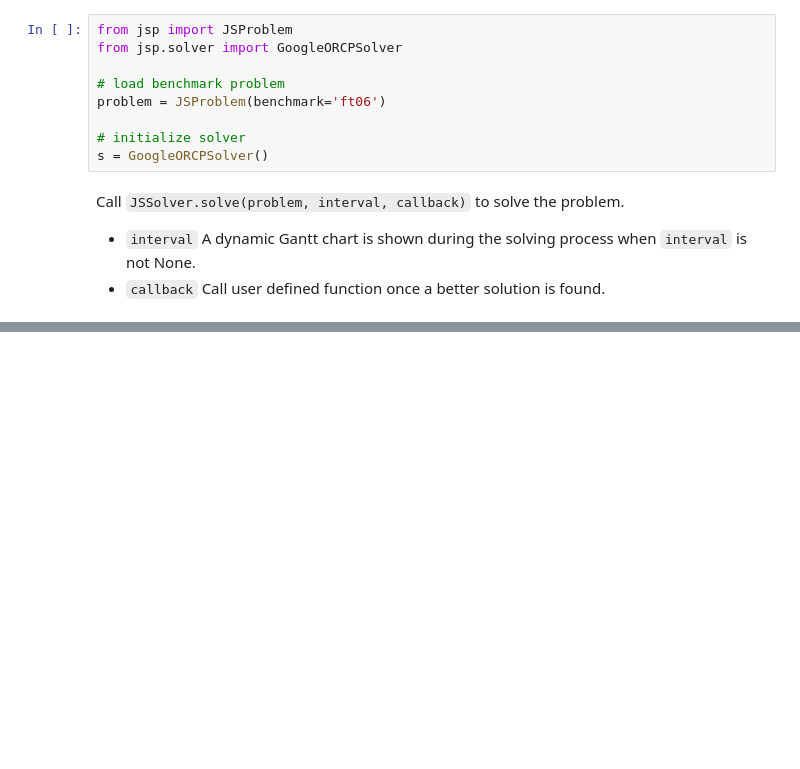
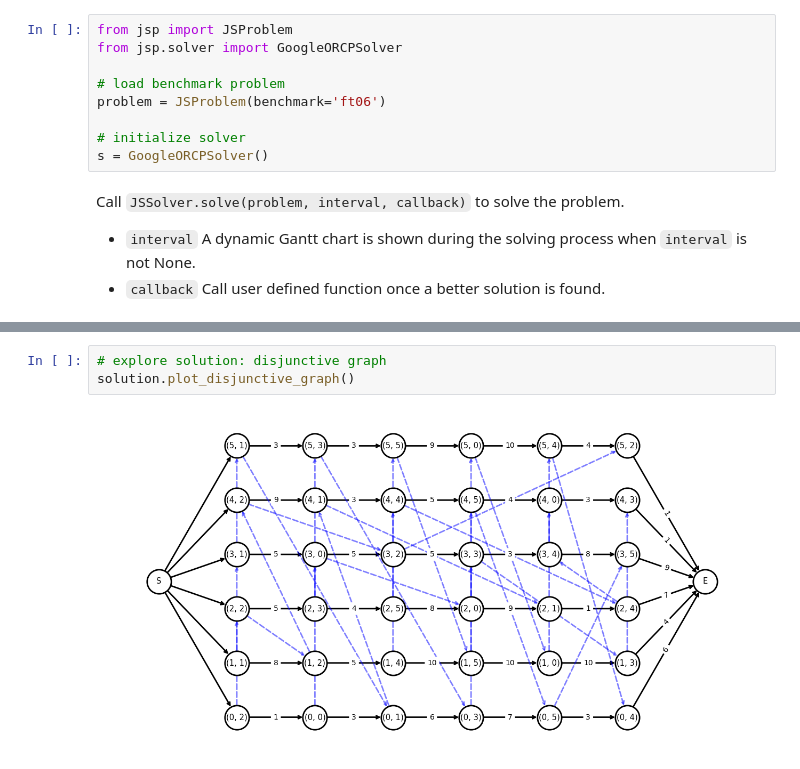
Before and after one commit to dothinking/jsp_framework, a Jupyter notebook: doc/2-solve-problem.ipynb, the cells around one changed output, grey strips where cells are left out. Drawn from its saved outputs; the diff is of its cells as text; blank space fills up the shorter version.

Commit message:
plot disjunctive graph for JSSolution

```diff
--- a/doc/2-solve-problem.ipynb
+++ b/doc/2-solve-problem.ipynb
@@ -80,0 +76,5 @@ solution.plot_gantt_chart()
+# %%
+# explore solution: disjunctive graph
+solution.plot_disjunctive_graph()
+# %% [output]
+[figure, added]
```
Also changed, not shown: parts of 3 cells of this notebook, 4 other files.
